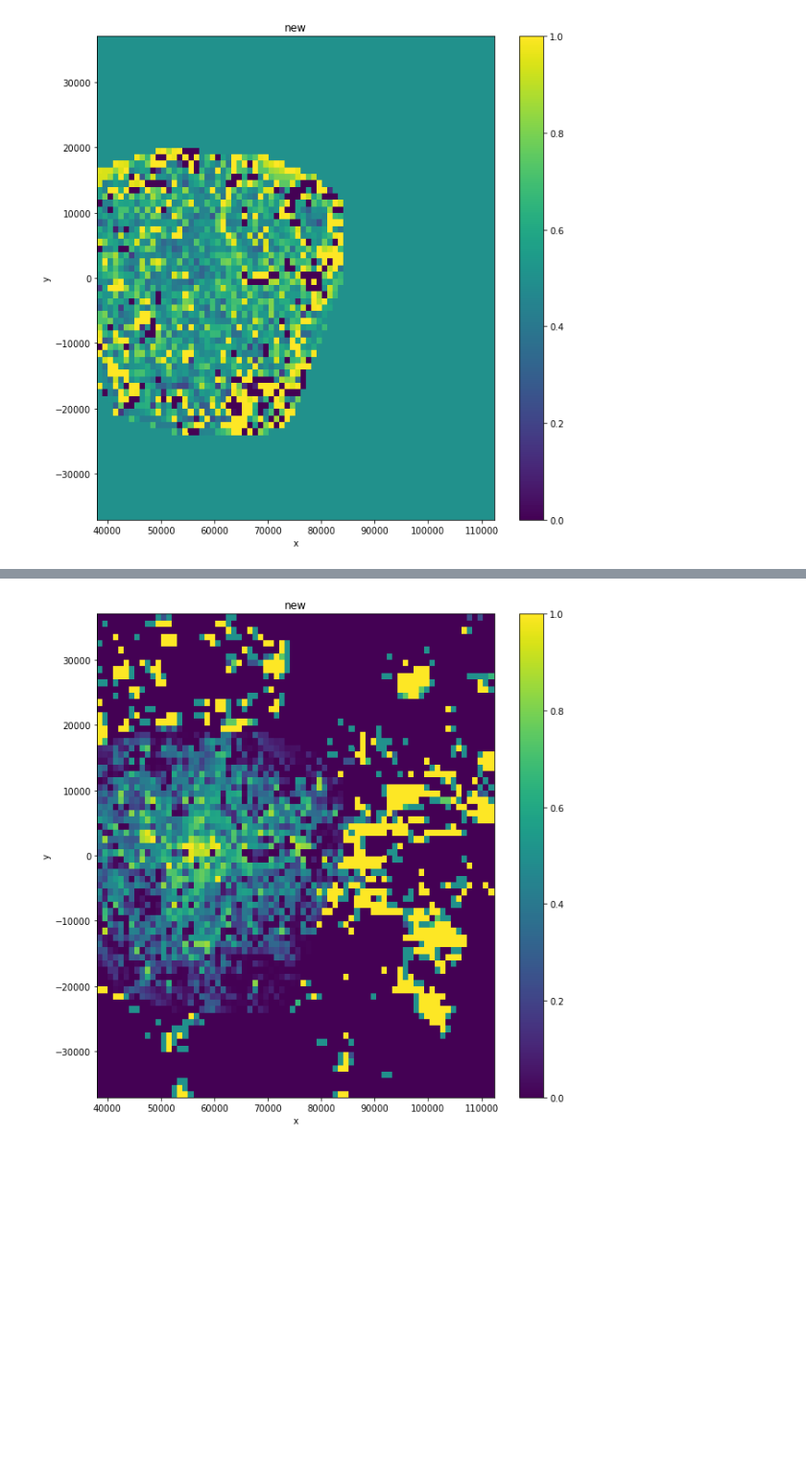
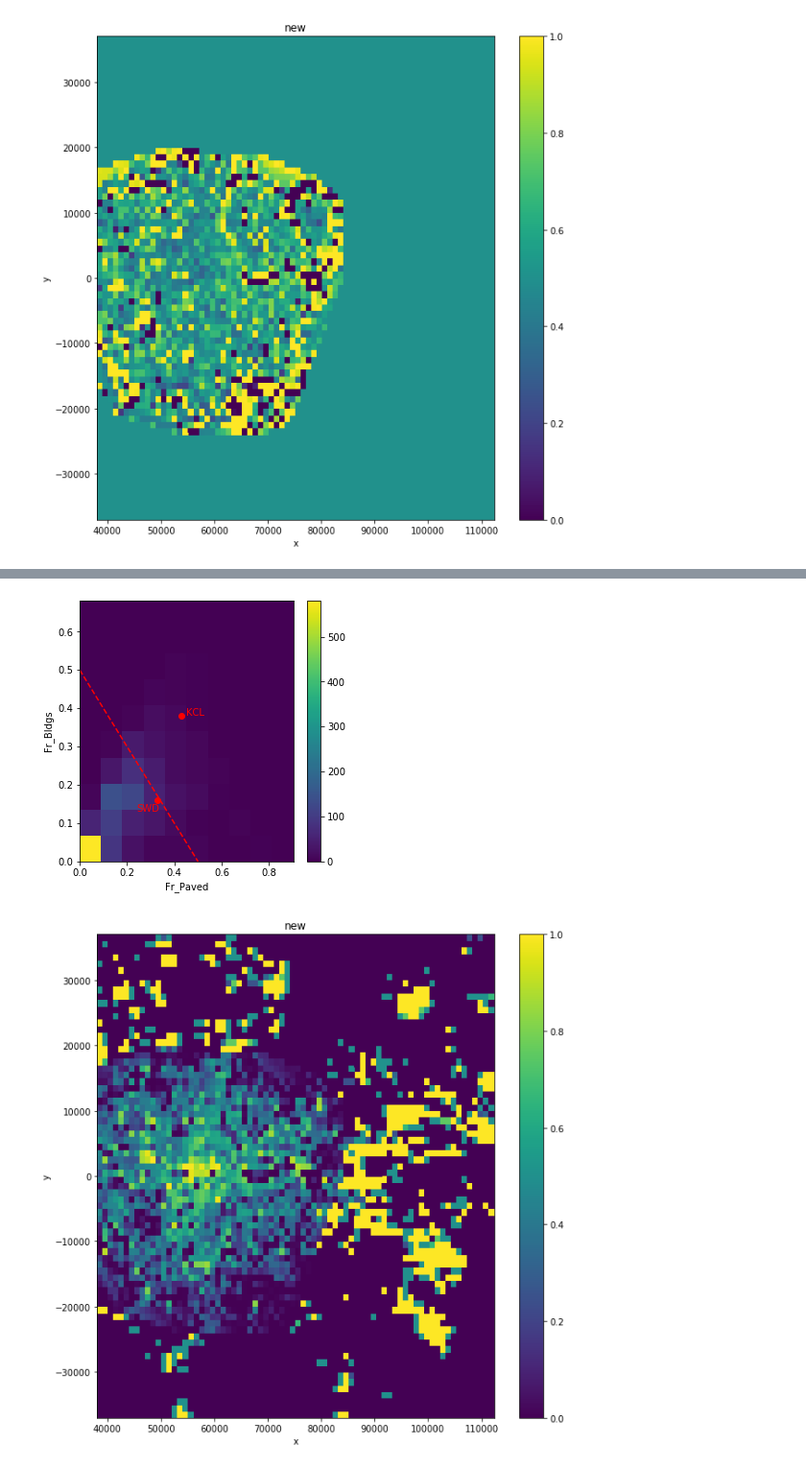
Before and after one commit to Urban-Meteorology-Reading/WRF-SUEWS, a Jupyter notebook: input-processor/pre-processor/Other_modifies/London/London-Land-Cover-Modify/read_convert.ipynb, the cells around one changed output, grey strips where cells are left out. Shown at 96% size. Cells and saved outputs as stored; diff of their text form; code cells hidden in the pictures; blank space fills up the shorter version.

```diff
--- a/input-processor/pre-processor/Other_modifies/London/London-Land-Cover-Modify/read_convert.ipynb
+++ b/input-processor/pre-processor/Other_modifies/London/London-Land-Cover-Modify/read_convert.ipynb
@@ -148,3 +161,30 @@ pc_plot(wrf_X, wrf_Y,ds_base['PAVED_RATIO'].values[0,:,:],'new')
+# %%
+def plot_2dhist(xname,yname):
+
+    x, y = new_all[xname][cd],new_all[yname][cd]
+    fig, axes = plt.subplots(ncols=1, nrows=1, figsize=(5, 5))
+    nbins = 10
+    plt.hist2d(x, y, bins=nbins)
+    plt.colorbar()
+    plt.xlabel(xname)
+    plt.ylabel(yname)
+
+
+
+xname='Fr_Paved'
+yname='Fr_Bldgs'
+plot_2dhist(xname,yname)
+plt.plot([0,0.5],[0.5,0],color='r',linestyle='--')
+
+plt.scatter([.43],[.38],color='r')
+plt.annotate('KCL',(0.45,0.38),color='r')
+
+plt.scatter([.33],[.16],color='r')
+plt.annotate('SWD',(0.24,0.13),color='r')
+
+plt.savefig('paved_vs_bldg.png',dpi=300,bbox_inches = 'tight',pad_inches = 0.01 )
+# %% [output]
+[figure, added]
 # %%
 pc_plot(wrf_X, wrf_Y,ds_base['LANDUSEF'].values[0,12,:,:],'new')
 # %% [output]
```
Also changed, not shown: parts of 1 cell of this notebook, 3 other files.
